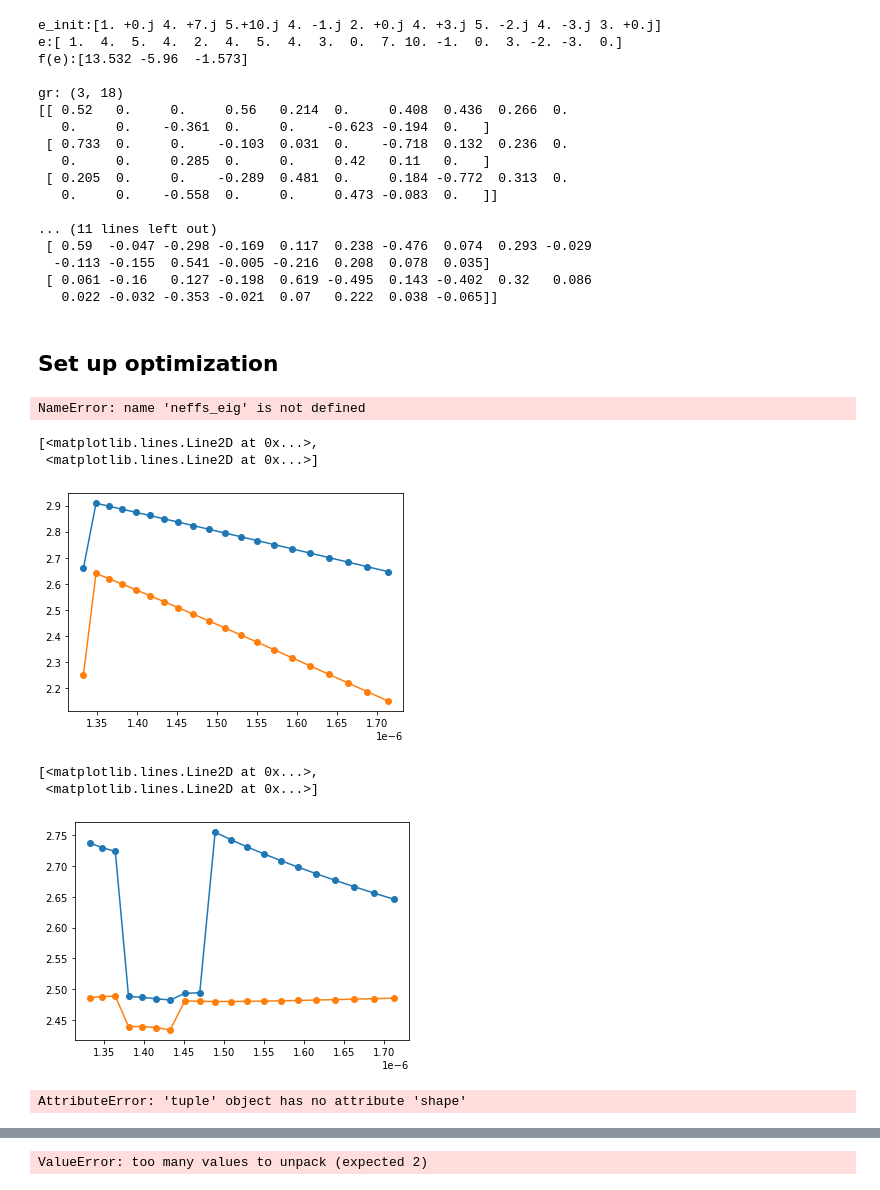
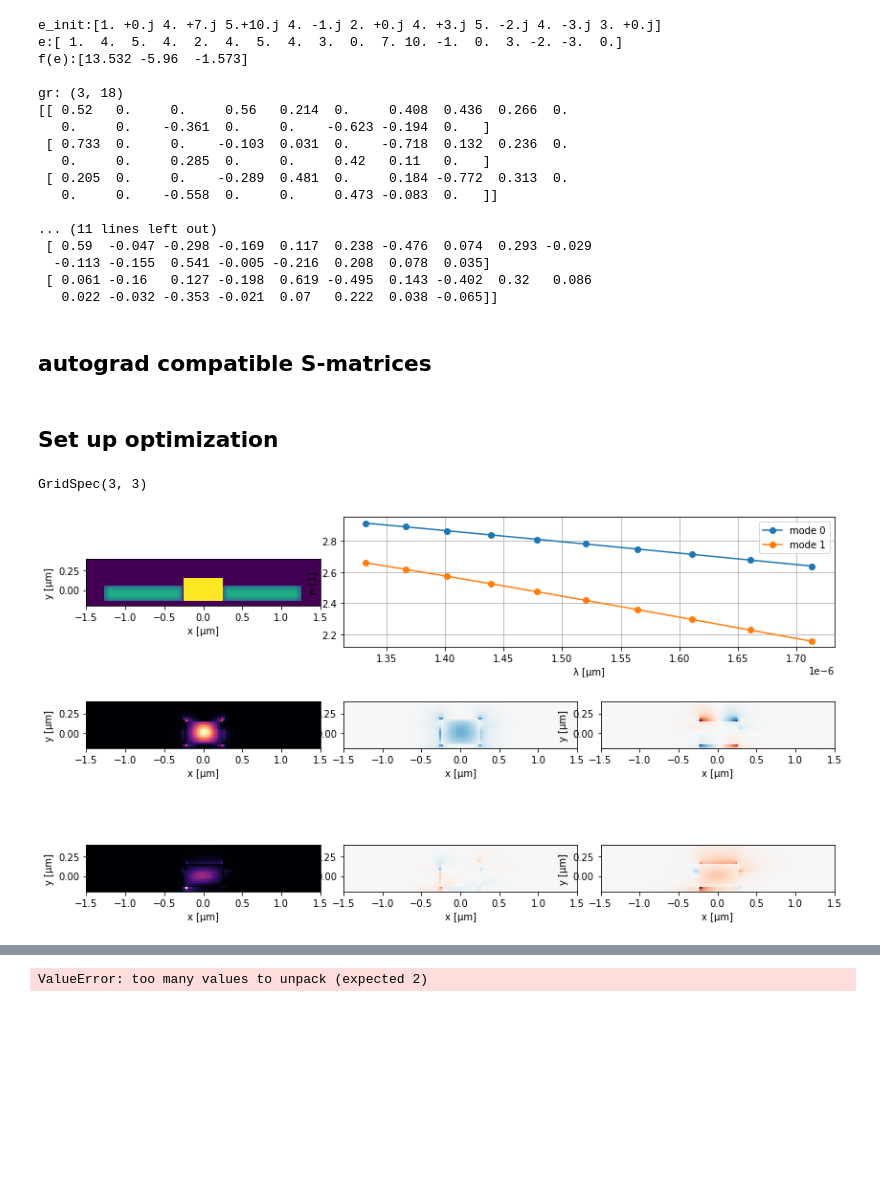
Before and after one commit to doddgray/optics_modeling, a Jupyter notebook: modes/modes.ipynb, the cells around one changed output, grey strips where cells are left out. Cells and saved outputs as stored; diff of their text form; code cells hidden in the pictures; blank space fills up the shorter version.

```diff
--- a/modes/modes.ipynb
+++ b/modes/modes.ipynb
@@ -1260,3 +1260,5 @@ gr: (3, 18)
   -0.113 -0.155  0.541 -0.005 -0.216  0.208  0.078  0.035]
  [ 0.061 -0.16   0.127 -0.198  0.619 -0.495  0.143 -0.402  0.32   0.086
    0.022 -0.032 -0.353 -0.021  0.07   0.222  0.038 -0.065]]
+# %% [markdown]
+## autograd compatible S-matrices
@@ -1360,70 +1516,53 @@ n_bg = n_sio2
 Nsteps = 50 # Number of epochs in the optimization
 step_size = 1.0 # Step size for the Adam optimizer
 
-dl = 10e-9 # Spatial resolution in meters
-Nx = 160 # Number of pixels in x-direction
-Ny = 60 # Number of pixels in y-direction
-Npml = 20 # Number of pixels in the PMLs in each direction
+dl = 20e-9 # Spatial resolution in meters
+Nx = 180 # Number of pixels in x-direction
+Ny = 100 # Number of pixels in y-direction
+Npml = 6 # Number of pixels in the PMLs in each direction
 epsr_min = n_sio2**2 # Minimum value of the relative permittivity
 epsr_max = n_si**2 # Maximum value of the relative permittivity
 blur_radius = 3 # Radius of the smoothening features
 beta = 100.0 # Strength of the binarizing projection
 eta = 0.5 # Middle point of the binarizing projection
 space = 10 # Space between the PMLs and the design region (in pixels)
 
 
 # initialize design space
 xlim_zoom = -1.5e-6,1.5e-6
 ylim_zoom = -0.2e-6,0.4e-6
 figsize = 12,5
 
 Δx = dl * Nx; Δy = dl * Ny
 x = dl * np.arange(Nx) - Δx / 2.; y = dl * np.arange(Ny) - Δy / 2.
 
 
 rho_init, design_region = init_domain(x,y,w_wg,w_dr,t_dr)
 Δepsr_rho = (epsr_max-epsr_min) * make_rho(rho_init, design_region, radius=blur_radius)
 epsr = epsr_min + Δepsr_rho \
                 + Δepsr_rho[::-1,:] \
                 + Δepsr_wg(x,y,w_wg,t_wg,n_wg,n_bg)
 
 # create modesolver object
-omegas = npa.linspace(175,225,20)*2*np.pi*1e12
-ms = ModeSolver(omegas, dl, epsr, [Npml, Npml],n_eigs=2,)
+nω = 10
+ω_min = 175*1e12*2*π
+ω_max = 225*1e12*2*π
+ω = npa.linspace(ω_min,ω_max,nω)
+λ = C_0 * 2 * π / ω
+ms = ModeSolver(ω, dl, epsr, [Npml, Npml],n_eigs=2,)
 
 # Simulate initial device
 # neffs = ms.solve_neffs(omegas,epsr,neff_est=2.6)
-neff, E = ms.solve(omegas,epsr,neff_est=2.6)
+neff, E = ms.solve(ω,epsr,neff_est=2.6)
+
+# plot results of initial sim
+
+# plt.plot(λ,neff[:,0,:],'-o')
+# E = E.reshape((20, 2, 180, 100, 2))
+ms.eps_r = epsr
+om_ind = 17
+
+ms.plot_modes(ω,neff,E)
 # %% [output]
-NameError: name 'neffs_eig' is not defined
+GridSpec(3, 3)
+[figure, added]
-# %%
-π = np.pi
-from ceviche.constants import *
-λs = C_0 * 2 * π / omegas
-
-plt.plot(λs,neff,'-o')
-# %% [output]
-[<matplotlib.lines.Line2D at 0x...>,
- <matplotlib.lines.Line2D at 0x...>]
-[figure, removed]
-# %%
-π = np.pi
-from ceviche.constants import *
-λs = C_0 * 2 * π / omegas
-
-plt.plot(λs,neff,'-o')
-# %% [output]
-[<matplotlib.lines.Line2D at 0x...>,
- <matplotlib.lines.Line2D at 0x...>]
-[figure, removed]
-# %%
-# E.shape # (40, 160, 60, 2) = (2*len(omegas),Nx,Ny,n_eigs)
-E.shape
-# neff.shape # (20, 2)
-# E = E.reshape((20, 2, 160, 60, 2))
-# ms.eps_r = epsr
-# om_ind = 0
-# ω = omegas
-# ms.plot_modes(ω[om_ind],E[om_ind])
-# %% [output]
-AttributeError: 'tuple' object has no attribute 'shape'
```
Also changed, not shown: parts of 27 cells of this notebook, 5 other files.
